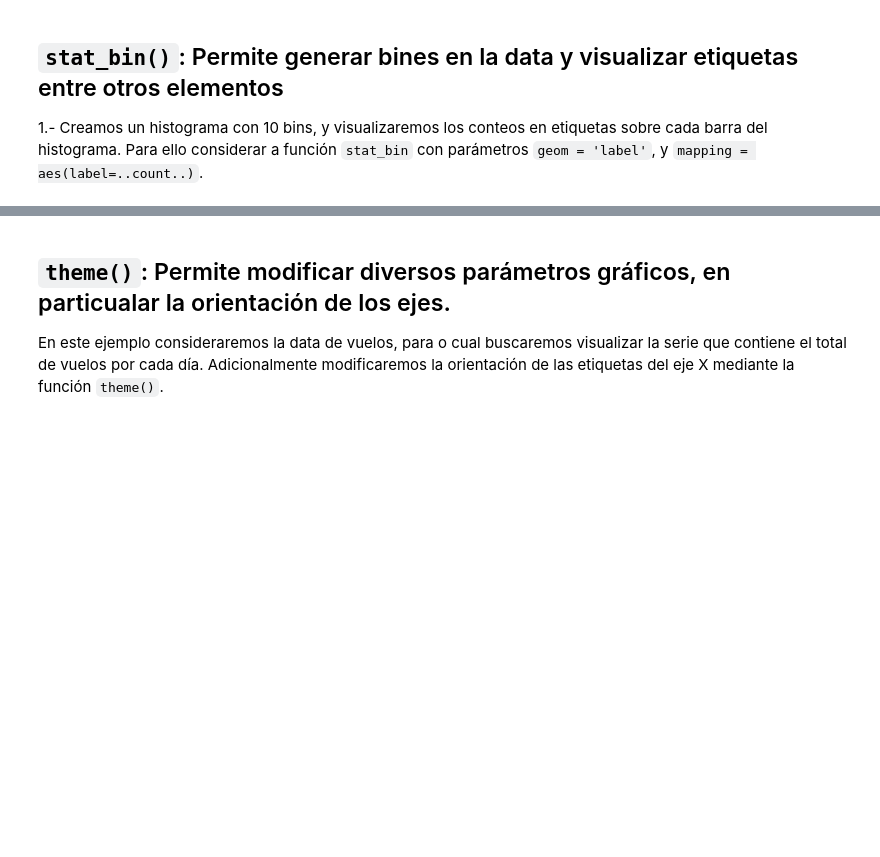
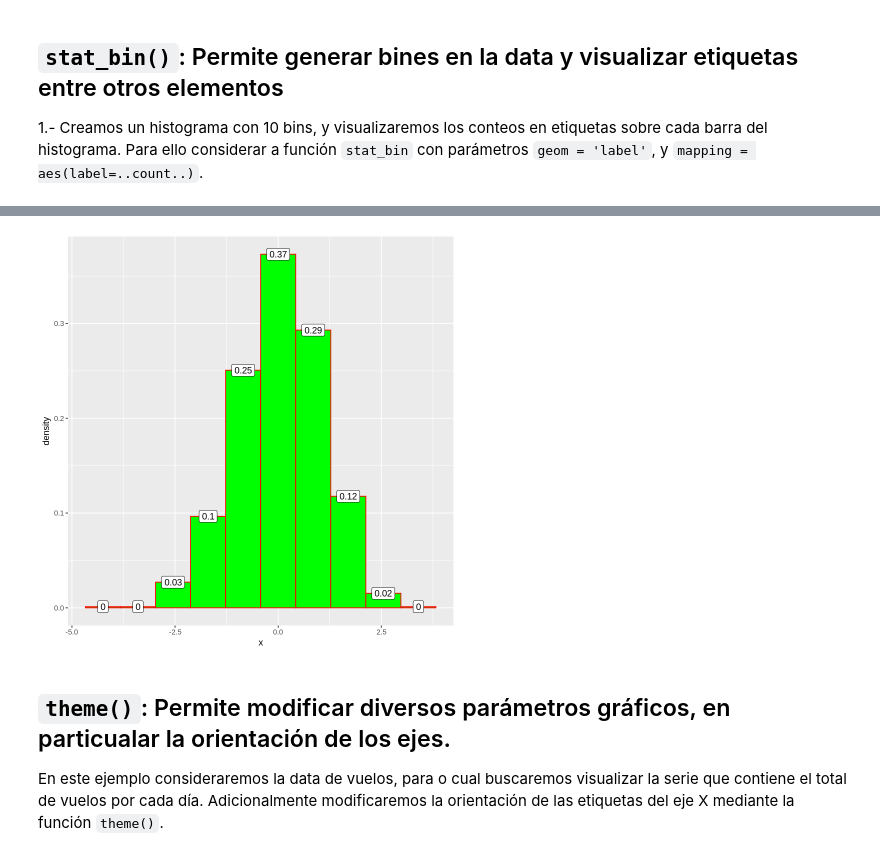
Before and after one commit to majorquev/DBDC_202409_Programacion_en_R_para_ciencia_de_datos, a Jupyter notebook: Clases/C5/00_Ejemplos_adicionales_ggplot2.ipynb, the cells around one changed output, grey strips where cells are left out. Cells and saved outputs as stored; diff of their text form; code cells hidden in the pictures; blank space fills up the shorter version.

```diff
--- a/Clases/C5/00_Ejemplos_adicionales_ggplot2.ipynb
+++ b/Clases/C5/00_Ejemplos_adicionales_ggplot2.ipynb
@@ -29,6 +65,21 @@ data<-data.frame(x = rnorm(1000))
 # %%
 # Adicionalmente, si se quiere mostrar el histograma de frecuencia --------
-#  es lo mismo pero se añade y = ..density.. en el maepo estético del histograma
+#  es lo mismo pero se añade y = after_stat(density) en el maepo estético del histograma
+data %>%
+  ggplot() +
+  aes(x = x, y = after_stat(density)) +
+  geom_histogram(
+    bins = 10,
+    fill = "green",
+    color = "red"
+  ) +
+  stat_bin(
+    bins = 10,
+    geom = "label",
+    mapping = aes(label = round(after_stat(density),2) )
+  )
+# %% [output]
+[figure, added]
 # %% [markdown]
 ## `theme()`: Permite modificar diversos parámetros gráficos, en particualar la orientación de los ejes.
 
```
Also changed, not shown: parts of 15 cells of this notebook.
